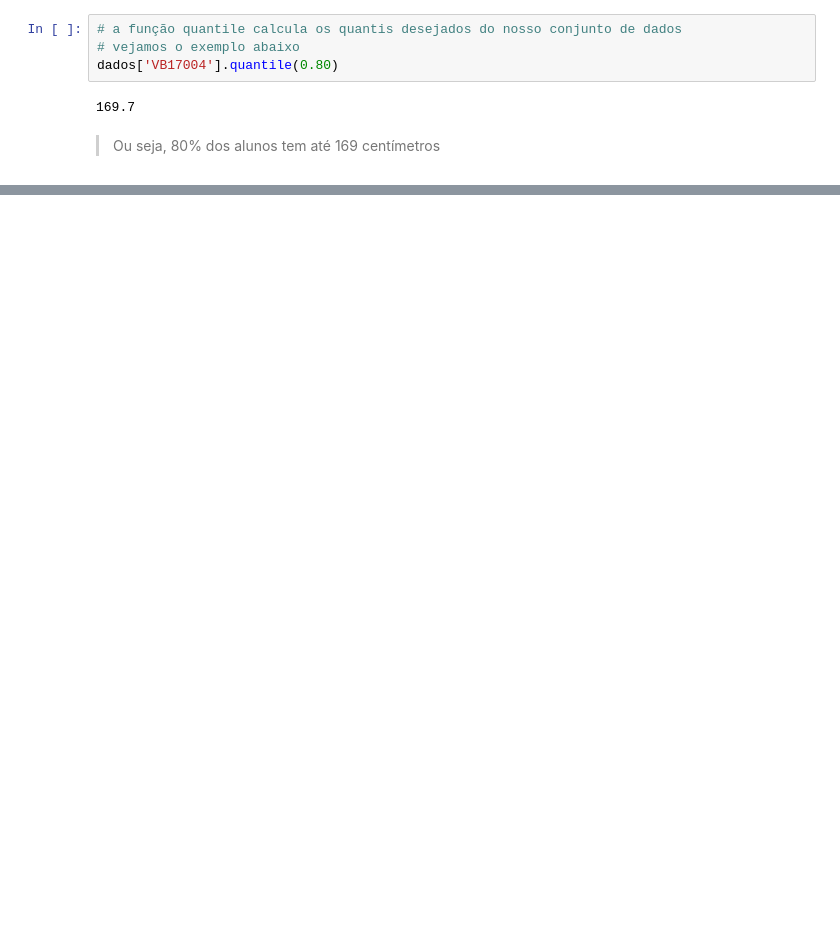
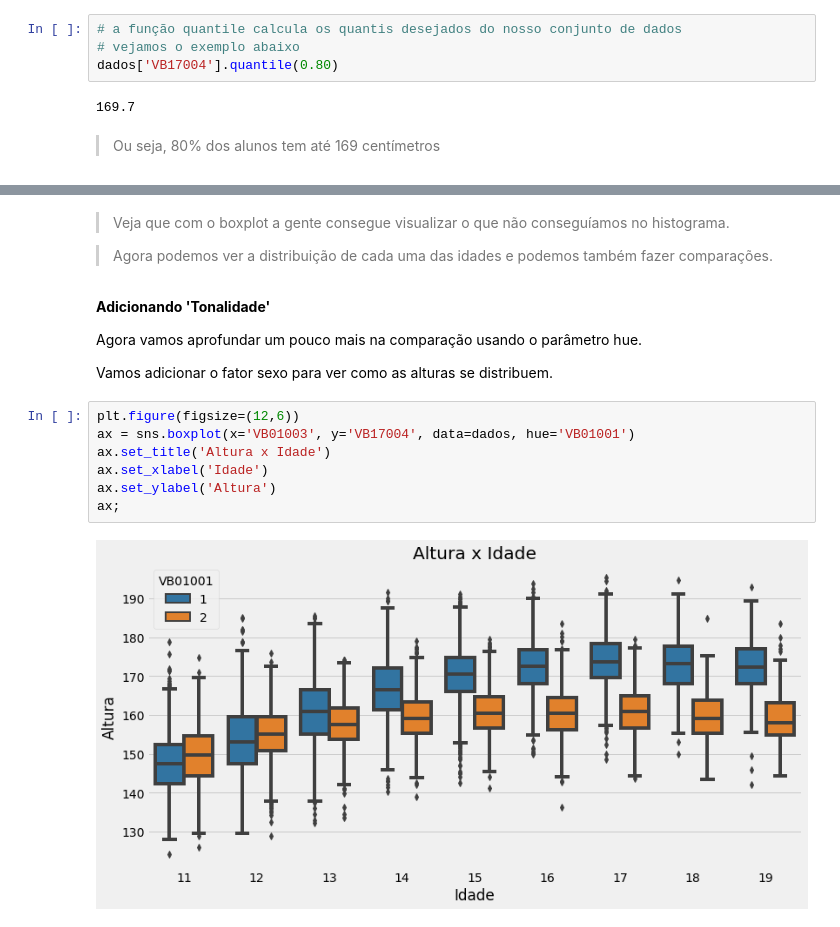
Before and after one commit to KPxto/bootcamp-alura, a Jupyter notebook: Bootcamp_Aulas.ipynb, the cells around one changed output, grey strips where cells are left out. Saved outputs shown, nothing was run; the diff lists cells and outputs as text; blank space fills up the shorter version.

```diff
--- a/Bootcamp_Aulas.ipynb
+++ b/Bootcamp_Aulas.ipynb
@@ -1994,0 +2036,19 @@ dados['VB17004'].quantile(0.80)
+# %% [markdown]
+>Veja que com o boxplot a gente consegue visualizar o que não conseguíamos no histograma.
+
+>Agora podemos ver a distribuição de cada uma das idades e podemos também fazer comparações.
+# %% [markdown]
+**Adicionando 'Tonalidade'**
+
+Agora vamos aprofundar um pouco mais na comparação usando o parâmetro hue.
+
+Vamos adicionar o fator sexo para ver como as alturas se distribuem.
+# %%
+plt.figure(figsize=(12,6))
+ax = sns.boxplot(x='VB01003', y='VB17004', data=dados, hue='VB01001')
+ax.set_title('Altura x Idade')
+ax.set_xlabel('Idade')
+ax.set_ylabel('Altura')
+ax;
+# %% [output]
+[figure, added]
```
Also changed, not shown: parts of 13 cells of this notebook.
